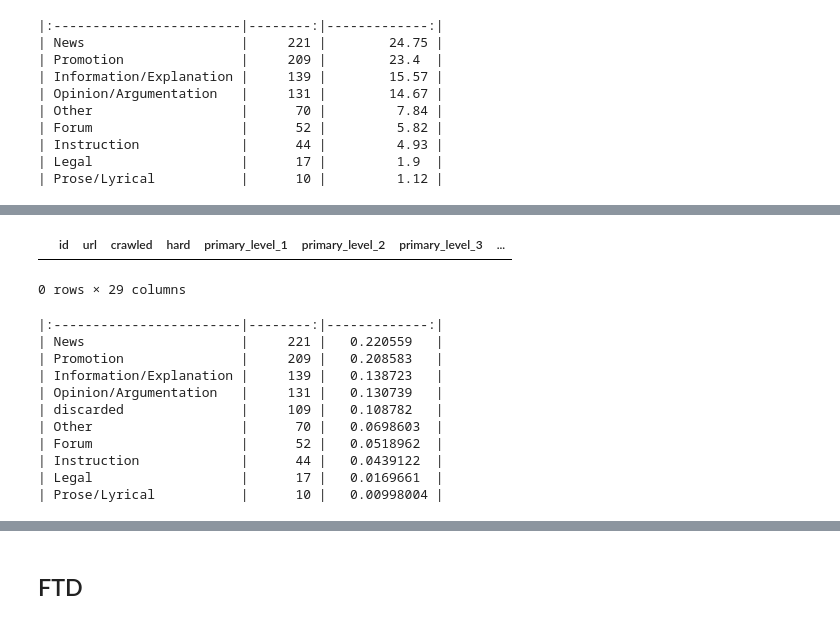
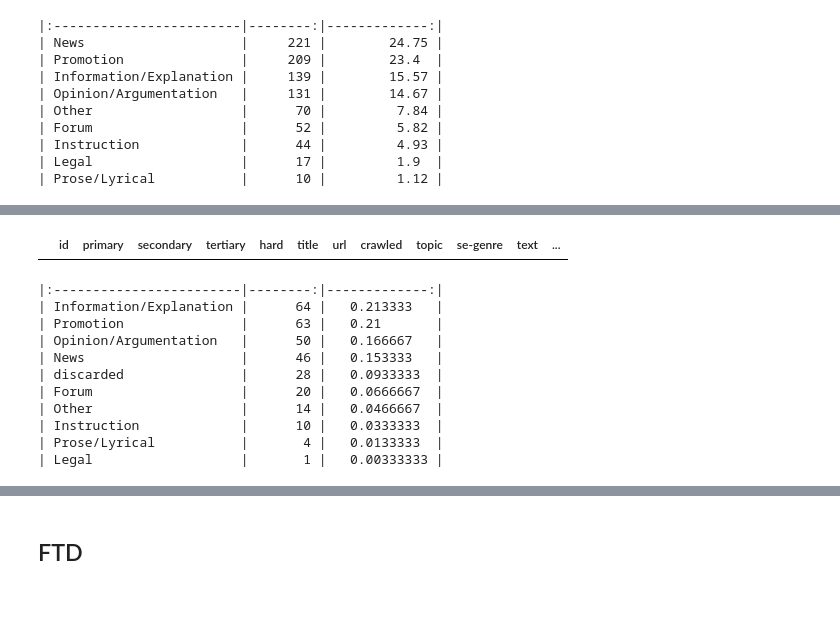
Before and after one commit to TajaKuzman/Genre-Datasets-Comparison, a Jupyter notebook: 4.Mapping-new-labels-to-schemata.ipynb, the cells around one changed output, grey strips where cells are left out. Cells and saved outputs as stored; diff of their text form; code cells hidden in the pictures.

```diff
--- a/4.Mapping-new-labels-to-schemata.ipynb
+++ b/4.Mapping-new-labels-to-schemata.ipynb
@@ -5,7 +5,7 @@ import numpy
 ## Create the mappings
 # %%
 # Open the sheet with the mappings
-mapping_sheet = pd.read_csv("Data-Preparation/Joint-mapping-of-all-three-schemata.csv")
+mapping_sheet = pd.read_csv("data-preparation-code/Joint-mapping-of-all-three-schemata.csv")
 mapping_sheet.head(3)
 # %% [output]
 |  | Category | X-GENRE joint schema | From the initial schema |
@@ -157,6 +159,6 @@ print(count.to_markdown())
 # %%
 # Apply mapping to the sheet with all information
 
-GINCO_sheet = pd.read_csv("data-sheets-with-all-info/GINCO-MT-GINCO-keeptext-with-all-information.csv", sep = "\t", index_col= 0)
-GINCO_sheet.head(5)
+EN_GINCO_sheet = pd.read_csv("C:/Users/tajak/Google Drive/GitHub/English-Genre-Annotation-Campaign/EN-GINCO-suitable.csv", sep = "\t", index_col= 0)
+EN_GINCO_sheet.head(5)
 # %% [output]
@@ -186,0 +171,4 @@ Name: primary_level_1_to_X-GENRE, Length: 1002, dtype: object
+# %%
+EN_GINCO_sheet["X-GENRE"] = EN_GINCO_sheet["primary"].map(map_GINCO)
+
+EN_GINCO_sheet["X-GENRE"]
@@ -187,6 +188,5 @@ Name: primary_level_1_to_X-GENRE, Length: 1002, dtype: object
 # %%
-# Check whether there is any NaN value in the column with mappings GINCO_sheet
-GINCO_sheet[GINCO_sheet["primary_level_1_to_X-GENRE"].isnull().values]
+# Check whether there is any NaN value in the column with mappings EN_GINCO_sheet
+EN_GINCO_sheet[EN_GINCO_sheet["X-GENRE"].isnull().values]
 # %% [output]
-|  | id | url | crawled | hard | primary_level_1 | primary_level_2 | primary_level_3 | ... |
+|  | id | primary | secondary | tertiary | hard | title | url | crawled | topic | se-genre | text | ... |
-0 rows × 29 columns
@@ -196,19 +196,19 @@ GINCO_sheet.to_csv("data-sheets-with-all-info/GINCO-MT-GINCO-keeptext-with-all-i
 # %%
 # Analyze distribution of labels according to the new mapping
-count = pd.DataFrame({"Count": list(GINCO_sheet["primary_level_1_to_X-GENRE"].value_counts()), "Percentage": list(GINCO_sheet["primary_level_1_to_X-GENRE"].value_counts(normalize=True))}, index = GINCO_sheet["primary_level_1_to_X-GENRE"].value_counts().index)
+count = pd.DataFrame({"Count": list(EN_GINCO_sheet["X-GENRE"].value_counts()), "Percentage": list(EN_GINCO_sheet["X-GENRE"].value_counts(normalize=True))}, index = EN_GINCO_sheet["X-GENRE"].value_counts().index)
 
 print(count.to_markdown())
 # %% [output]
 |:------------------------|--------:|-------------:|
-| News                    |     221 |   0.220559   |
-| Promotion               |     209 |   0.208583   |
-| Information/Explanation |     139 |   0.138723   |
-| Opinion/Argumentation   |     131 |   0.130739   |
-| discarded               |     109 |   0.108782   |
-| Other                   |      70 |   0.0698603  |
-| Forum                   |      52 |   0.0518962  |
-| Instruction             |      44 |   0.0439122  |
-| Legal                   |      17 |   0.0169661  |
-| Prose/Lyrical           |      10 |   0.00998004 |
+| Information/Explanation |      64 |   0.213333   |
+| Promotion               |      63 |   0.21       |
+| Opinion/Argumentation   |      50 |   0.166667   |
+| News                    |      46 |   0.153333   |
+| discarded               |      28 |   0.0933333  |
+| Forum                   |      20 |   0.0666667  |
+| Other                   |      14 |   0.0466667  |
+| Instruction             |      10 |   0.0333333  |
+| Prose/Lyrical           |       4 |   0.0133333  |
+| Legal                   |       1 |   0.00333333 |
 # %%
 # Discard the "discarded" labels to calculate distribution without them
```
Also changed, not shown: parts of 21 cells of this notebook, 12 other files.
